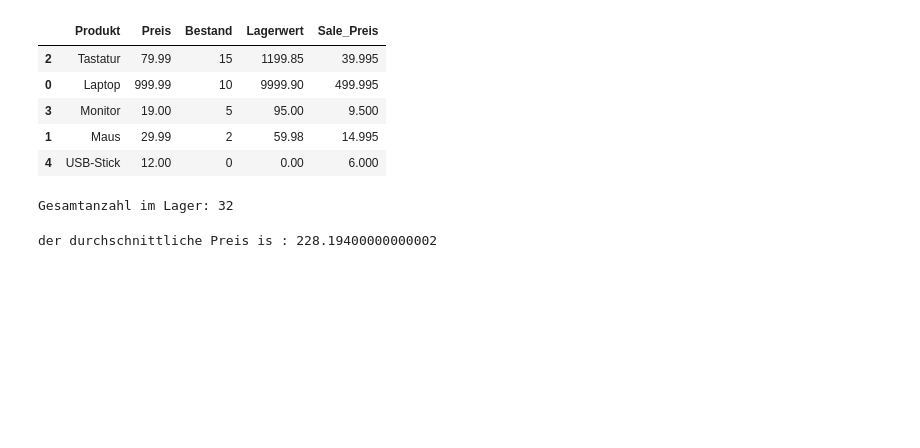
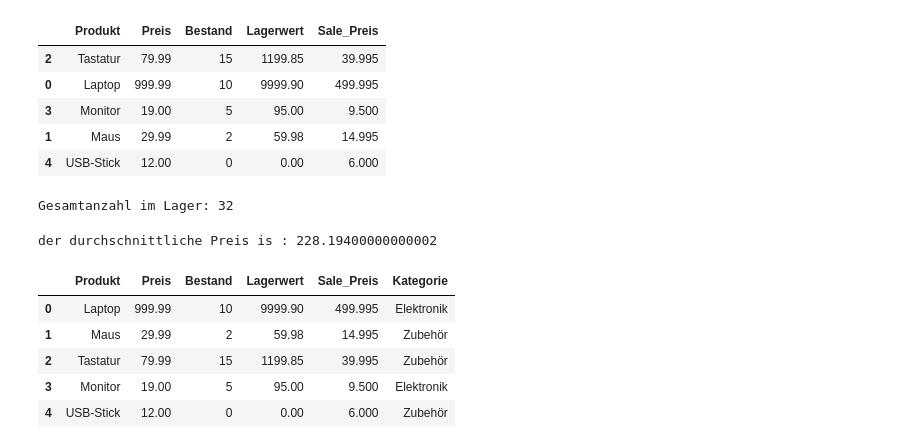
Before and after one commit to veniapputrii/Python, a Jupyter notebook: Python_Anfänger.ipynb, the cells around one changed output. Cells and saved outputs as stored; diff of their text form; code cells hidden in the pictures; blank space fills up the shorter version.

```diff
--- a/Python_Anfänger.ipynb
+++ b/Python_Anfänger.ipynb
@@ -217,3 +217,16 @@ gewöhnlichePreis = df1['Preis'].mean()
 print('der durchschnittliche Preis is :', gewöhnlichePreis)
 # %% [output]
 der durchschnittliche Preis is : 228.19400000000002
+# %%
+#Das nächste Level : Gruppieren
+#wir brauchen zu erst Kategorien
+#und Wir fügen eine Kategorie hinzu, damit wir gleich gruppieren können
+df1['Kategorie'] = ['Elektronik', 'Zubehör', 'Zubehör', 'Elektronik', 'Zubehör']
+display(df1)
+# %% [output]
+|  | Produkt | Preis | Bestand | Lagerwert | Sale_Preis | Kategorie |
+| 0 | Laptop | 999.99 | 10 | 9999.90 | 499.995 | Elektronik |
+| 1 | Maus | 29.99 | 2 | 59.98 | 14.995 | Zubehör |
+| 2 | Tastatur | 79.99 | 15 | 1199.85 | 39.995 | Zubehör |
+| 3 | Monitor | 19.00 | 5 | 95.00 | 9.500 | Elektronik |
+| 4 | USB-Stick | 12.00 | 0 | 0.00 | 6.000 | Zubehör |
```
Also changed, not shown: parts of 3 cells of this notebook.
